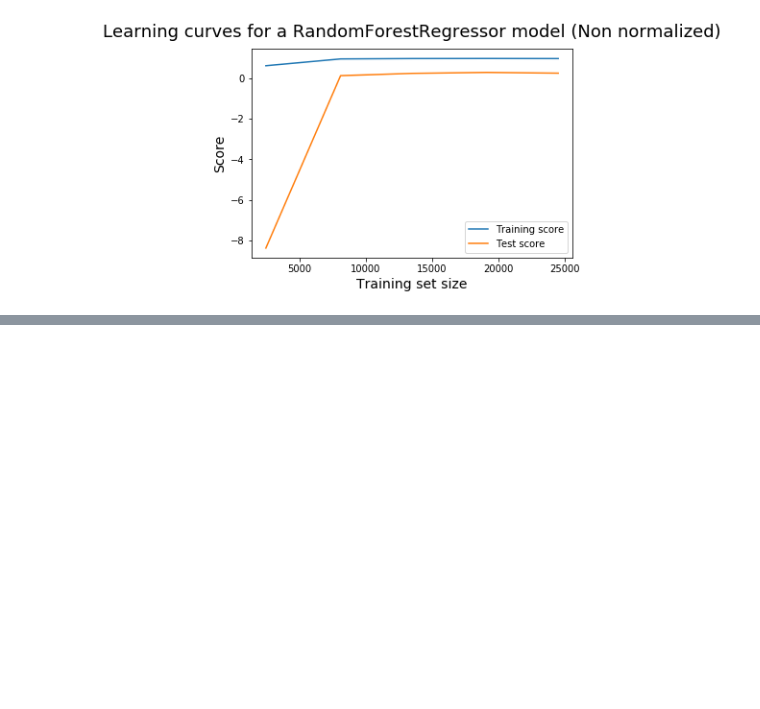
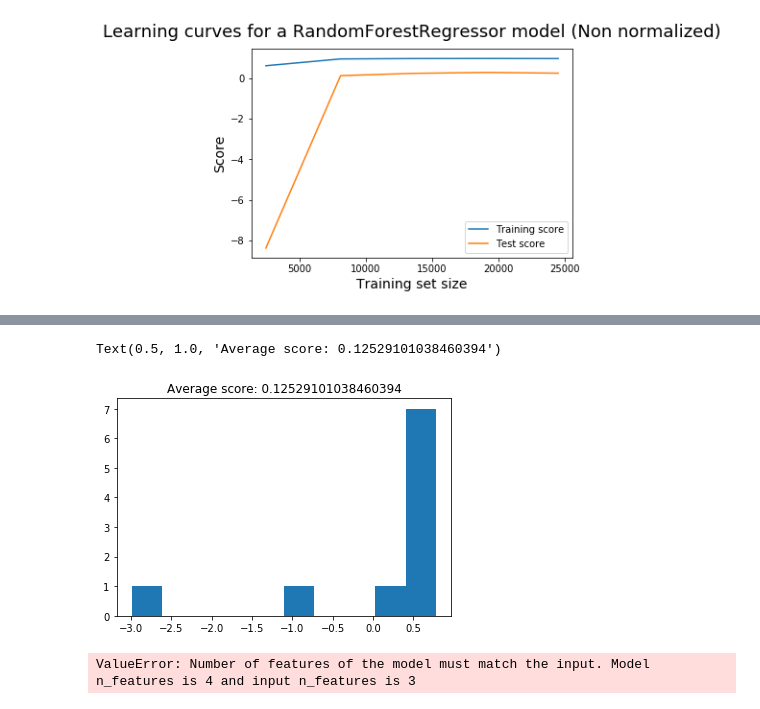
Before and after one commit to EduRibeiro00/CovidForecast-feup-iart, a Jupyter notebook: proj2/covid_analysis_rf.ipynb, the cells around one changed output, grey strips where cells are left out. Cells and saved outputs as stored; diff of their text form; code cells hidden in the pictures; blank space fills up the shorter version.

```diff
--- a/proj2/covid_analysis_rf.ipynb
+++ b/proj2/covid_analysis_rf.ipynb
@@ -648,11 +642,22 @@ plt.legend()
 # %%
+df_groups = df.sort_values(by=["Date"], ascending=True).groupby(["Country/Region"])
+
 def get_inputs(df):
     inputs = df[["Lat_norm", "Long_norm", "Num_days_from_begin_norm"]].values
+    out_list = []
     for idx, _ in enumerate(inputs):
         if idx == 0:
-            inputs[idx].append(0)
+            continue
         else:
-            np.append(inputs[idx], [df["Confirmed_inc"][idx]])
-    return inputs
+            elem = np.append(inputs[idx], df.iloc[idx - 1]["Confirmed_inc_norm"])
+            out_list.append(list(elem))
+    return out_list
 
-get_inputs(df)
+inputs = []
+outputs = []
+for _, group in df_groups:
+    inputs = inputs + get_inputs(group)
+    outputs = outputs + list(group["Confirmed"].values[1:])
+
+inputs = np.array(inputs)
+outputs = np.array(outputs)
@@ -666,0 +747,32 @@ array([[ 0.47108303,  0.59735963, -1.71718314],
+# %%
+rf_estimator_2 = RandomForestRegressor(bootstrap=True, ccp_alpha=0.0, criterion='mse',
+                      max_depth=100, max_features=3, max_leaf_nodes=None,
+                      max_samples=None, min_impurity_decrease=0.0,
+                      min_impurity_split=None, min_samples_leaf=3,
+                      min_samples_split=8, min_weight_fraction_leaf=0.0,
+                      n_estimators=100, n_jobs=None, oob_score=False,
+                      random_state=None, verbose=0, warm_start=False)
+
+cv_scores = cross_val_score(rf_estimator_2, inputs, outputs, cv=10)
+plt.hist(cv_scores)
+plt.title('Average score: {}'.format(np.mean(cv_scores)))
+# %% [output]
+Text(0.5, 1.0, 'Average score: 0.12529101038460394')
+[figure, added]
+# %%
+usa_df = df.loc[df["Country/Region"] == "US"]
+usa_inputs = usa_df[["Lat_norm", "Long_norm", "Num_days_from_begin_norm"]].values
+usa_outputs = usa_df["Confirmed"].values
+days_list = df["Num_days_from_begin"].unique()
+usa_pred_output = rf_estimator.predict(usa_inputs)
+
+first_day = df["Date"].min()
+last_day = df["Date"].max()
+plt.plot(days_list, usa_outputs, color='blue', label="Actual Confirmed Cases")
+plt.plot(days_list, usa_pred_output, color='green', label="Predicted (Random Forest)")
+plt.xlabel("Number of days since {}".format(first_day))
+plt.ylabel("# of Cases")
+plt.title("USA Confirmed Cases vs Prediction from Random Forest Regressor (as of {})".format(last_day))
+plt.legend()
+# %% [output]
+ValueError: Number of features of the model must match the input. Model n_features is 4 and input n_features is 3
```
Also changed, not shown: parts of 12 cells of this notebook, 1 other file.
